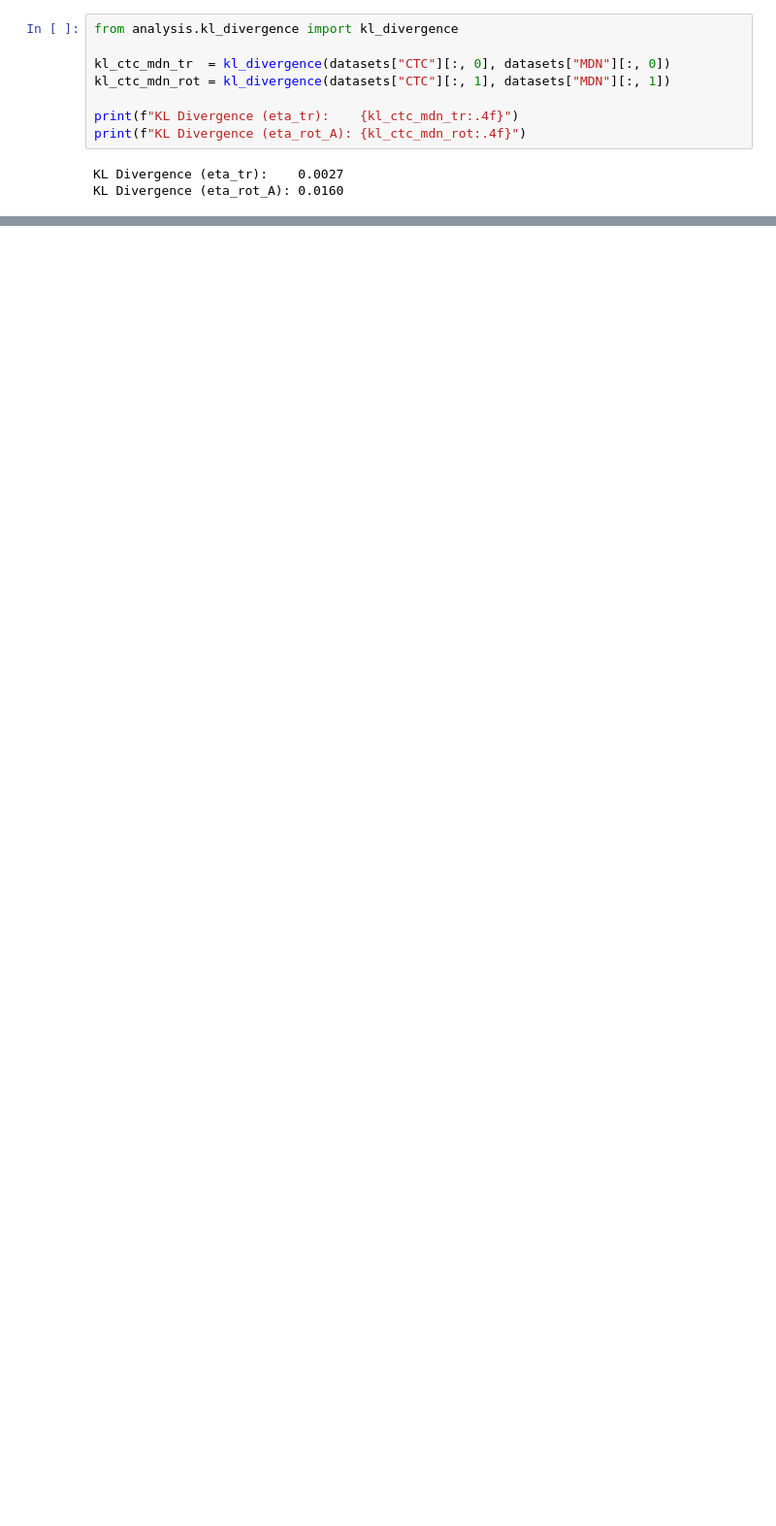
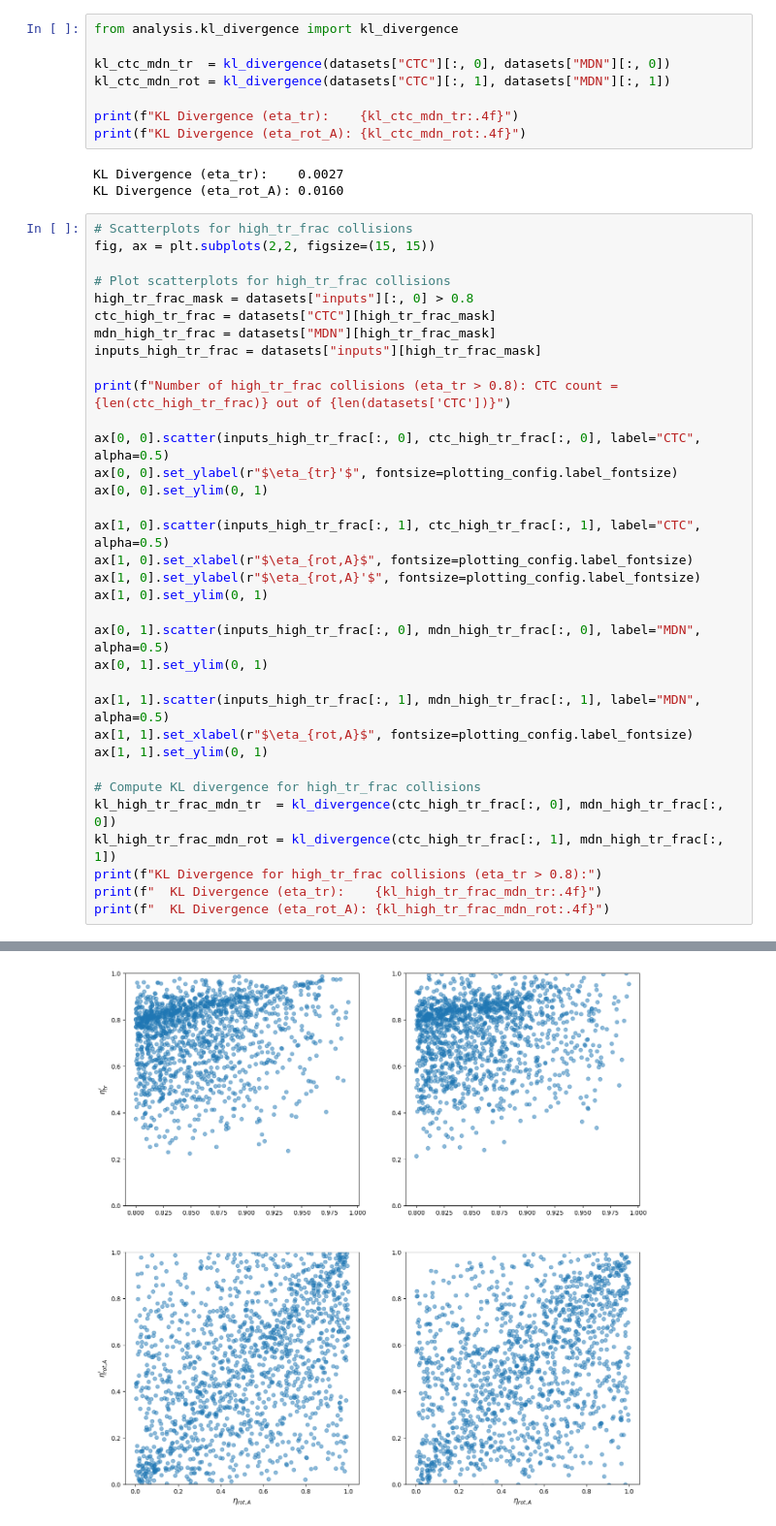
Before and after one commit to TijnZeelenberg/scatteringkernels, a Jupyter notebook: H2scatterplots.ipynb, the cells around one changed output, grey strips where cells are left out. Shown at 97% size. Cells and saved outputs as stored; diff of their text form; blank space fills up the shorter version.

```diff
--- a/H2scatterplots.ipynb
+++ b/H2scatterplots.ipynb
@@ -187,3 +191,38 @@ print(f"KL Divergence (eta_rot_A): {kl_ctc_mdn_rot:.4f}")
 # %% [output]
 KL Divergence (eta_tr):    0.0027
 KL Divergence (eta_rot_A): 0.0160
+# %%
+# Scatterplots for high_tr_frac collisions
+fig, ax = plt.subplots(2,2, figsize=(15, 15))
+
+# Plot scatterplots for high_tr_frac collisions
+high_tr_frac_mask = datasets["inputs"][:, 0] > 0.8
+ctc_high_tr_frac = datasets["CTC"][high_tr_frac_mask]
+mdn_high_tr_frac = datasets["MDN"][high_tr_frac_mask]
+inputs_high_tr_frac = datasets["inputs"][high_tr_frac_mask]
+
+print(f"Number of high_tr_frac collisions (eta_tr > 0.8): CTC count = {len(ctc_high_tr_frac)} out of {len(datasets['CTC'])}")
+
+ax[0, 0].scatter(inputs_high_tr_frac[:, 0], ctc_high_tr_frac[:, 0], label="CTC", alpha=0.5)
+ax[0, 0].set_ylabel(r"$\eta_{tr}'$", fontsize=plotting_config.label_fontsize)
+ax[0, 0].set_ylim(0, 1)
+
+ax[1, 0].scatter(inputs_high_tr_frac[:, 1], ctc_high_tr_frac[:, 1], label="CTC", alpha=0.5)
+ax[1, 0].set_xlabel(r"$\eta_{rot,A}$", fontsize=plotting_config.label_fontsize)
+ax[1, 0].set_ylabel(r"$\eta_{rot,A}'$", fontsize=plotting_config.label_fontsize)
+ax[1, 0].set_ylim(0, 1)
+
+ax[0, 1].scatter(inputs_high_tr_frac[:, 0], mdn_high_tr_frac[:, 0], label="MDN", alpha=0.5)
+ax[0, 1].set_ylim(0, 1)
+
+ax[1, 1].scatter(inputs_high_tr_frac[:, 1], mdn_high_tr_frac[:, 1], label="MDN", alpha=0.5)
+ax[1, 1].set_xlabel(r"$\eta_{rot,A}$", fontsize=plotting_config.label_fontsize)
+ax[1, 1].set_ylim(0, 1)
+
+# Compute KL divergence for high_tr_frac collisions
+kl_high_tr_frac_mdn_tr  = kl_divergence(ctc_high_tr_frac[:, 0], mdn_high_tr_frac[:, 0])
+kl_high_tr_frac_mdn_rot = kl_divergence(ctc_high_tr_frac[:, 1], mdn_high_tr_frac[:, 1])
+print(f"KL Divergence for high_tr_frac collisions (eta_tr > 0.8):")
+print(f"  KL Divergence (eta_tr):    {kl_high_tr_frac_mdn_tr:.4f}")
+print(f"  KL Divergence (eta_rot_A): {kl_high_tr_frac_mdn_rot:.4f}")
+# %% [output]
@@ -189,0 +233 @@ KL Divergence (eta_rot_A): 0.0160
+[figure, added]
```
Also changed, not shown: parts of 8 cells of this notebook, 1 other file.
